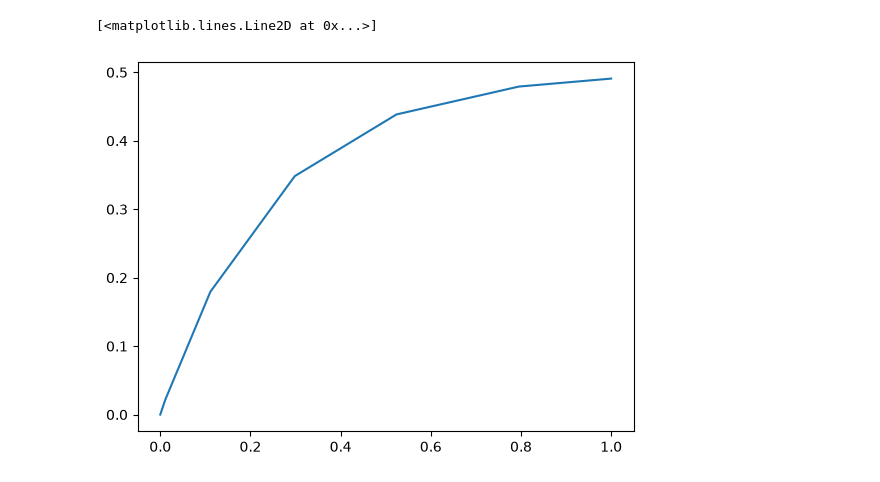
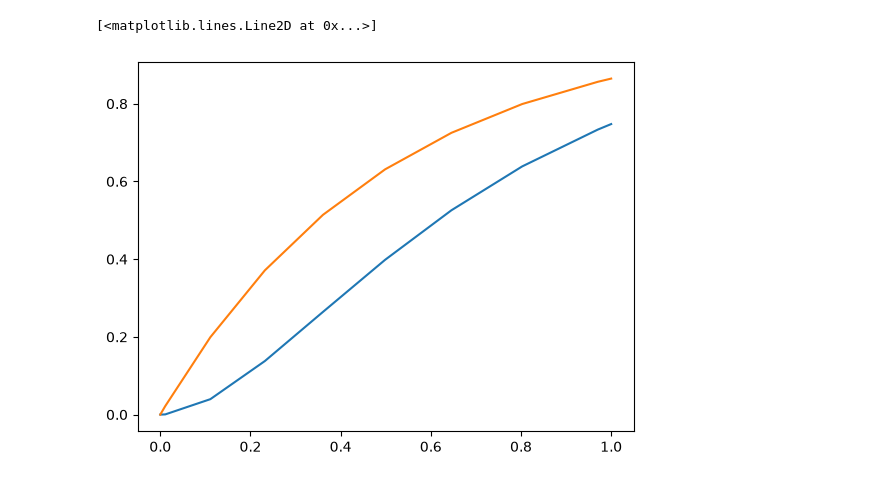
Before and after one commit to EliDoris/ODE_Experiments, a Jupyter notebook: 01_oneneuron.ipynb, the cells around one changed output. Cells and saved outputs as stored; diff of their text form; code cells hidden in the pictures.

```diff
--- a/01_oneneuron.ipynb
+++ b/01_oneneuron.ipynb
@@ -6,7 +6,7 @@ import numpy as np
 #We want to test the difference between activation functions and the way the dynamics work
 
 tau = 0.5
-self_weight = -1
+self_weight = 0
 bias = 1
 
 def linear(x):
@@ -18,20 +18,22 @@ def quadratic (x):
 def exponential (x):
     return np.exp(x)
 
-nonlinearity = linear
+nonlinearity = quadratic
 
 def preNonlinearity(t, x):
     return (-x + self_weight*nonlinearity(x) + bias)*(1/tau)
 
 def postNonlinearity(t, y):
-    return (-y + nonlinearity(self_weight*y))*(1/tau)
+    return (-y + nonlinearity(self_weight*y + bias))*(1/tau)
 
 t_span = (0,1)
 y_0 = [0]
 
-pre_result = int.solve_ivp(preNonlinearity,t_span,y_0)
+pre_result = int.solve_ivp(preNonlinearity,t_span,y_0,rtol=1e-6,atol=1e-6)
+post_result = int.solve_ivp(postNonlinearity,t_span,y_0,rtol=1e-6,atol=1e-6)
 # %%
-plt.plot(pre_result.t,pre_result.y[0])
+plt.plot(pre_result.t,nonlinearity(pre_result.y[0]))
+plt.plot(post_result.t,post_result.y[0])
 # %% [output]
 [<matplotlib.lines.Line2D at 0x...>]
-[figure, old version]
+[figure, new version]
```
Also changed, not shown: parts of 1 cell of this notebook, 1 other file.
